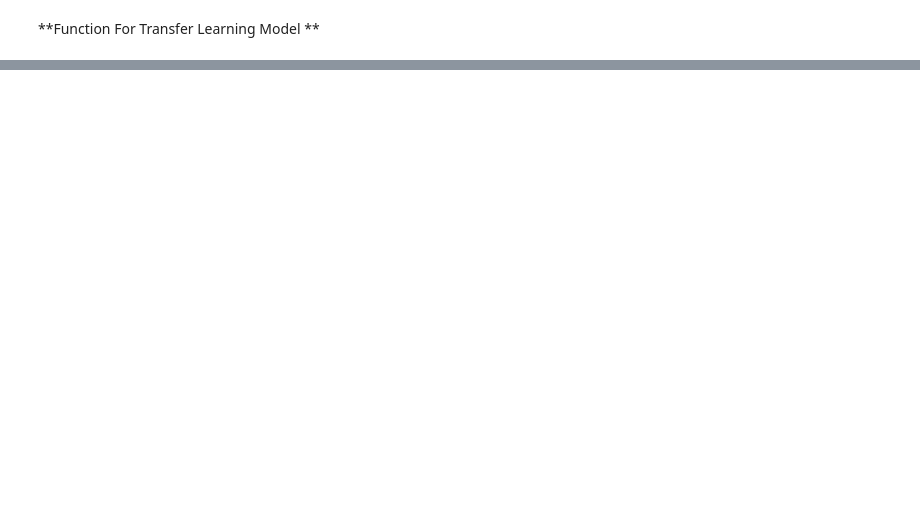
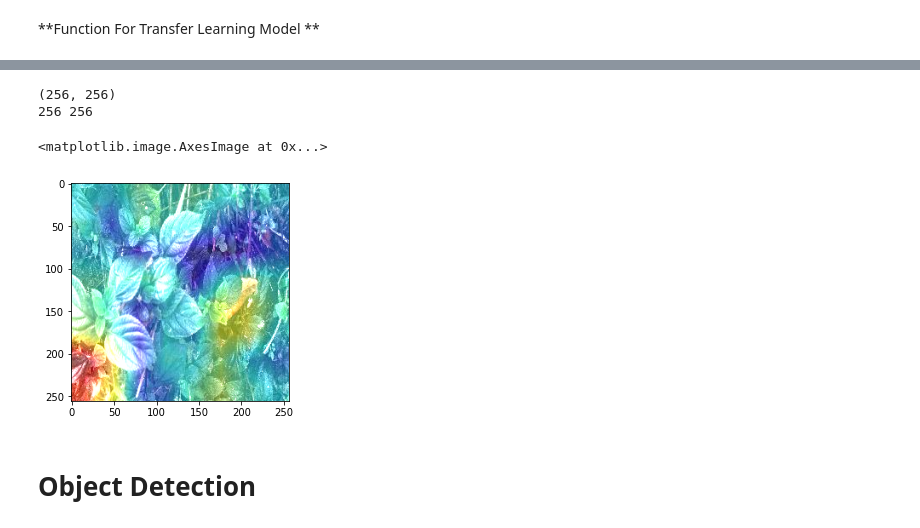
Before and after one commit to Kushagratandon12/Weed_Detection, a Jupyter notebook: WEED_Detection.ipynb, the cells around one changed output, grey strips where cells are left out. Drawn from its saved outputs; the diff is of its cells as text; code cells hidden in the pictures; blank space fills up the shorter version.

Commit message:
update: Object Detection Code

```diff
--- a/WEED_Detection.ipynb
+++ b/WEED_Detection.ipynb
@@ -383,0 +300,5 @@ plt.show()
+# %%
+import cv2
+original = cv2.imread(image_path)
+orig = cv2.cvtColor(original, cv2.COLOR_BGR2RGB)
+orig = cv2.resize(orig,(256,256))
@@ -383,0 +371,17 @@ plt.show()
+# %%
+def get_mapped_img(heatmap,original_img,intensity = 0.5):
+  # Old fashioned way to overlay a transparent heatmap onto original image, the same as above
+  heatmapY = cv2.resize(heatmap, (original_img.shape[1], original_img.shape[0]))
+  heatmapY = cv2.applyColorMap(heatmapY, cv2.COLORMAP_JET)
+  imageY = cv2.addWeighted(heatmapY, intensity, original_img, 1.0, 0)
+  return imageY
+print(heatmap.shape)
+print(orig.shape[1],orig.shape[0])
+plt.imshow(get_mapped_img(heatmap,orig))
+# %% [output]
+(256, 256)
+256 256
+<matplotlib.image.AxesImage at 0x...>
+[figure, added]
+# %% [markdown]
+# Object Detection
```
Also changed, not shown: parts of 36 cells of this notebook.
